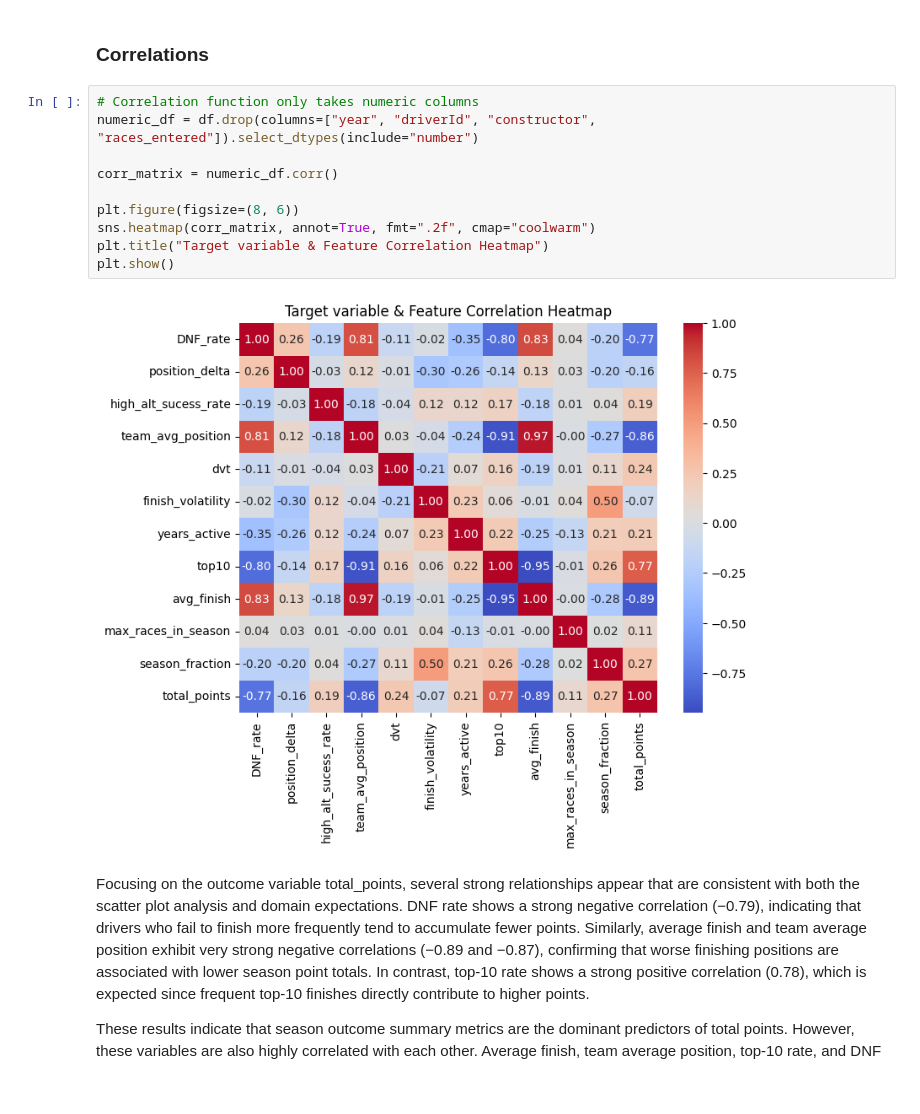
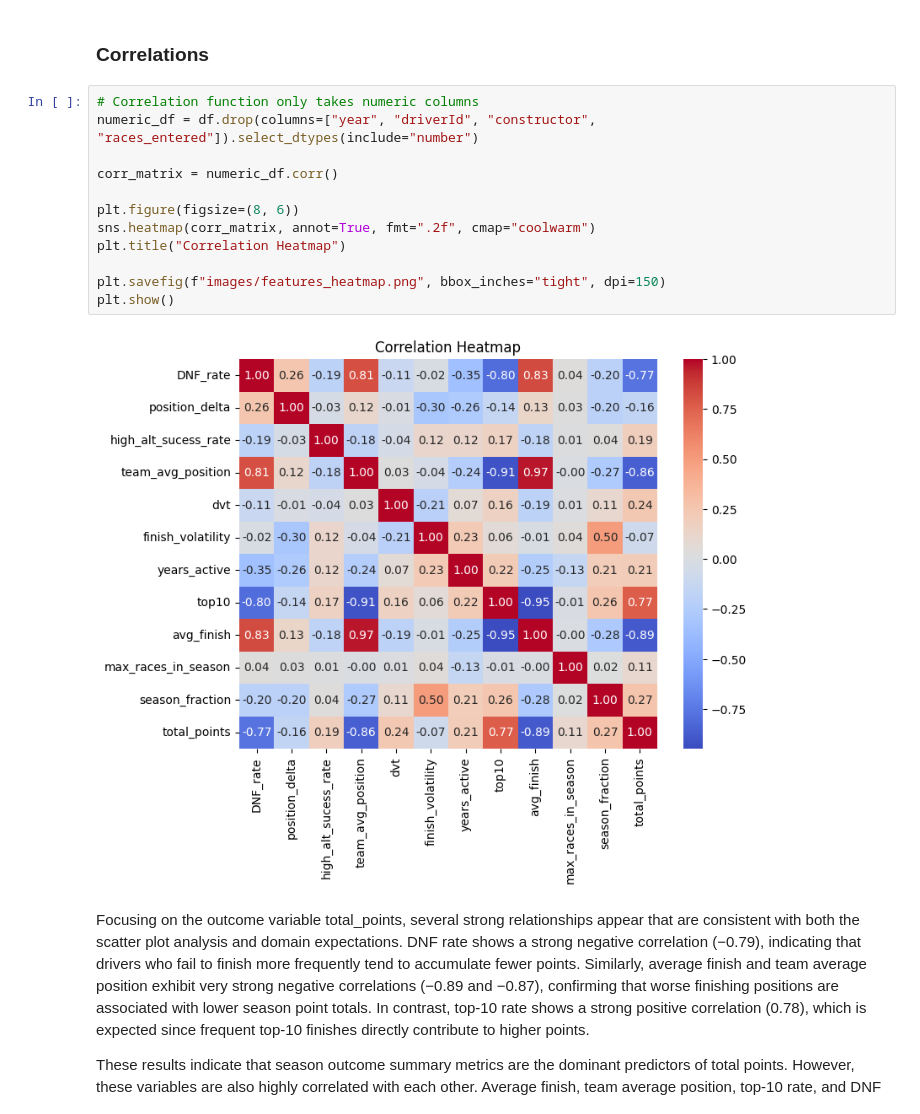
Before and after one commit to viurdaneta/F1, a Jupyter notebook: EDA.ipynb, the cells around one changed output. Drawn from its saved outputs; the diff is of its cells as text.

```diff
--- a/EDA.ipynb
+++ b/EDA.ipynb
@@ -616,15 +625,17 @@ for var in features.columns:
 # %%
 # Correlation function only takes numeric columns
 numeric_df = df.drop(columns=["year", "driverId", "constructor", "races_entered"]).select_dtypes(include="number")
 
 corr_matrix = numeric_df.corr()
 
 plt.figure(figsize=(8, 6))
 sns.heatmap(corr_matrix, annot=True, fmt=".2f", cmap="coolwarm")
-plt.title("Target variable & Feature Correlation Heatmap")
+plt.title("Correlation Heatmap")
+
+plt.savefig(f"images/features_heatmap.png", bbox_inches="tight", dpi=150)
 plt.show()
 # %% [output]
-[figure, old version]
+[figure, new version]
 # %% [markdown]
 Focusing on the outcome variable total_points, several strong relationships appear that are consistent with both the scatter plot analysis and domain expectations. DNF rate shows a strong negative correlation (−0.79), indicating that drivers who fail to finish more frequently tend to accumulate fewer points. Similarly, average finish and team average position exhibit very strong negative correlations (−0.89 and −0.87), confirming that worse finishing positions are associated with lower season point totals. In contrast, top-10 rate shows a strong positive correlation (0.78), which is expected since frequent top-10 finishes directly contribute to higher points.
 
```
Also changed, not shown: parts of 17 cells of this notebook, 44 other files.
